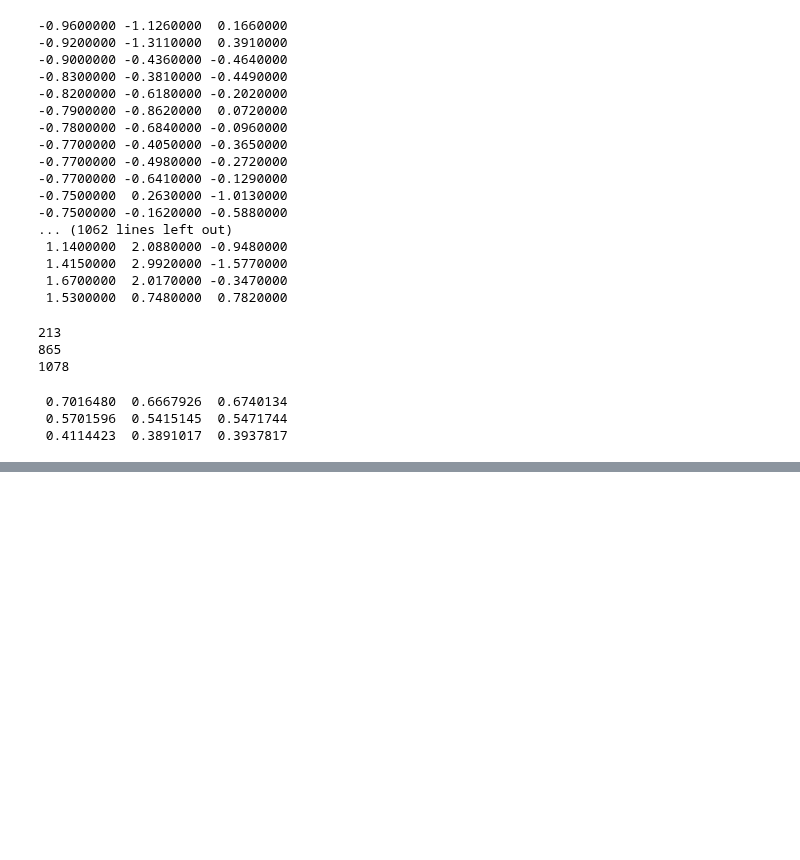
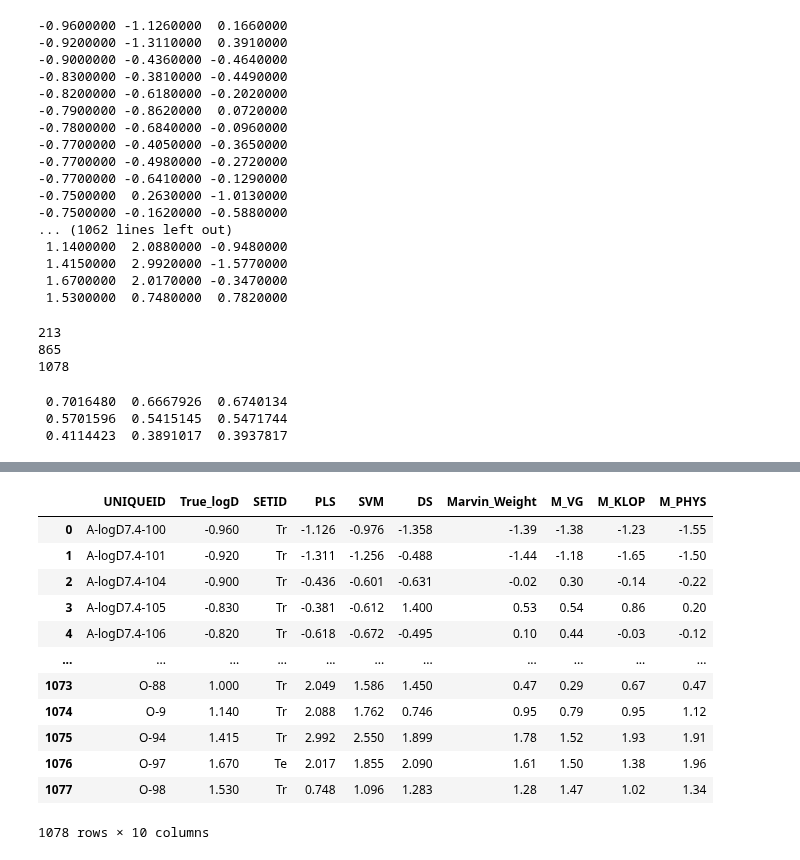
Before and after one commit to lstorchi/mllogdp, a Jupyter notebook: ERRORI_LORO_MODELLI.ipynb, the cells around one changed output, grey strips where cells are left out. Saved outputs shown, nothing was run; the diff lists cells and outputs as text; code cells hidden in the pictures; blank space fills up the shorter version.

Commit message:
RISULTATI_LORO_MODELLO_PLS

```diff
--- a/ERRORI_LORO_MODELLI.ipynb
+++ b/ERRORI_LORO_MODELLI.ipynb
@@ -64,14 +64,32 @@ merged_dataframe_MOEnostri
 True_value = []
 PLS_LORO = []
 SETID = []
+SVM = []
+DS =[]
+Marvin_Weight = []
+M_VG = []
+M_KLOP = []
+M_PHYS = []
+UNIQUEID = []
 for idx, unique in enumerate(merged_dataframe_MOEnostri["UNIQUEID"]):
     True_value.append(merged_dataframe_MOEnostri[merged_dataframe_MOEnostri["UNIQUEID"] == unique]['True_val'].values[0])
     PLS_LORO.append(merged_dataframe_MOEnostri[merged_dataframe_MOEnostri["UNIQUEID"] == unique]['PLS'].values[0])
     SETID.append(merged_dataframe_MOEnostri[merged_dataframe_MOEnostri["UNIQUEID"] == unique]['Setids'].values[0])
-print(True_value)
+    SVM.append(merged_dataframe_MOEnostri[merged_dataframe_MOEnostri["UNIQUEID"] == unique]['SVM'].values[0])
+    DS.append(merged_dataframe_MOEnostri[merged_dataframe_MOEnostri["UNIQUEID"] == unique]['DS'].values[0])
+    Marvin_Weight.append(merged_dataframe_MOEnostri[merged_dataframe_MOEnostri["UNIQUEID"] == unique]['Marvin_Weight'].values[0])
+    M_VG.append(merged_dataframe_MOEnostri[merged_dataframe_MOEnostri["UNIQUEID"] == unique]['M_VG'].values[0])
+    M_KLOP.append(merged_dataframe_MOEnostri[merged_dataframe_MOEnostri["UNIQUEID"] == unique]['M_KLOP'].values[0])
+    M_PHYS.append(merged_dataframe_MOEnostri[merged_dataframe_MOEnostri["UNIQUEID"] == unique]['M_PHYS'].values[0])
+    UNIQUEID.append(merged_dataframe_MOEnostri[merged_dataframe_MOEnostri["UNIQUEID"] == unique]['UNIQUEID'].values[0])
+
 print(len(True_value))
-print(PLS_LORO)
 print(len(PLS_LORO))
-print(SETID)
 print(len(SETID))
+print(len(SVM))
+print(len(DS))
+print(len(Marvin_Weight))
+print(len(M_VG))
+print(len(M_KLOP))
+print(len(M_PHYS))
 # %% [output]
@@ -213,0 +303,26 @@ print("%10.7f %10.7f %10.7f"%(stdev_abs_PLS_te, stdev_abs_PLS_tr, stdev_abs_PLS_
+# %%
+TAB_RESULTS_LORO_1078 = pd.DataFrame(UNIQUEID, columns=['UNIQUEID'])
+TAB_RESULTS_LORO_1078['True_logD'] = True_value
+TAB_RESULTS_LORO_1078['SETID'] = SETID
+TAB_RESULTS_LORO_1078['PLS'] = PLS_LORO
+TAB_RESULTS_LORO_1078['SVM'] = SVM
+TAB_RESULTS_LORO_1078['DS'] = DS
+TAB_RESULTS_LORO_1078['Marvin_Weight'] = Marvin_Weight
+TAB_RESULTS_LORO_1078['M_VG'] = M_VG
+TAB_RESULTS_LORO_1078['M_KLOP'] = M_KLOP
+TAB_RESULTS_LORO_1078['M_PHYS'] = M_PHYS
+TAB_RESULTS_LORO_1078
+# %% [output]
+|  | UNIQUEID | True_logD | SETID | PLS | SVM | DS | Marvin_Weight | M_VG | M_KLOP | M_PHYS |
+| 0 | A-logD7.4-100 | -0.960 | Tr | -1.126 | -0.976 | -1.358 | -1.39 | -1.38 | -1.23 | -1.55 |
+| 1 | A-logD7.4-101 | -0.920 | Tr | -1.311 | -1.256 | -0.488 | -1.44 | -1.18 | -1.65 | -1.50 |
+| 2 | A-logD7.4-104 | -0.900 | Tr | -0.436 | -0.601 | -0.631 | -0.02 | 0.30 | -0.14 | -0.22 |
+| 3 | A-logD7.4-105 | -0.830 | Tr | -0.381 | -0.612 | 1.400 | 0.53 | 0.54 | 0.86 | 0.20 |
+| 4 | A-logD7.4-106 | -0.820 | Tr | -0.618 | -0.672 | -0.495 | 0.10 | 0.44 | -0.03 | -0.12 |
+| ... | ... | ... | ... | ... | ... | ... | ... | ... | ... | ... |
+| 1073 | O-88 | 1.000 | Tr | 2.049 | 1.586 | 1.450 | 0.47 | 0.29 | 0.67 | 0.47 |
+| 1074 | O-9 | 1.140 | Tr | 2.088 | 1.762 | 0.746 | 0.95 | 0.79 | 0.95 | 1.12 |
+| 1075 | O-94 | 1.415 | Tr | 2.992 | 2.550 | 1.899 | 1.78 | 1.52 | 1.93 | 1.91 |
+| 1076 | O-97 | 1.670 | Te | 2.017 | 1.855 | 2.090 | 1.61 | 1.50 | 1.38 | 1.96 |
+| 1077 | O-98 | 1.530 | Tr | 0.748 | 1.096 | 1.283 | 1.28 | 1.47 | 1.02 | 1.34 |
+1078 rows × 10 columns
```
Also changed, not shown: parts of 9 cells of this notebook, 1 other file.
